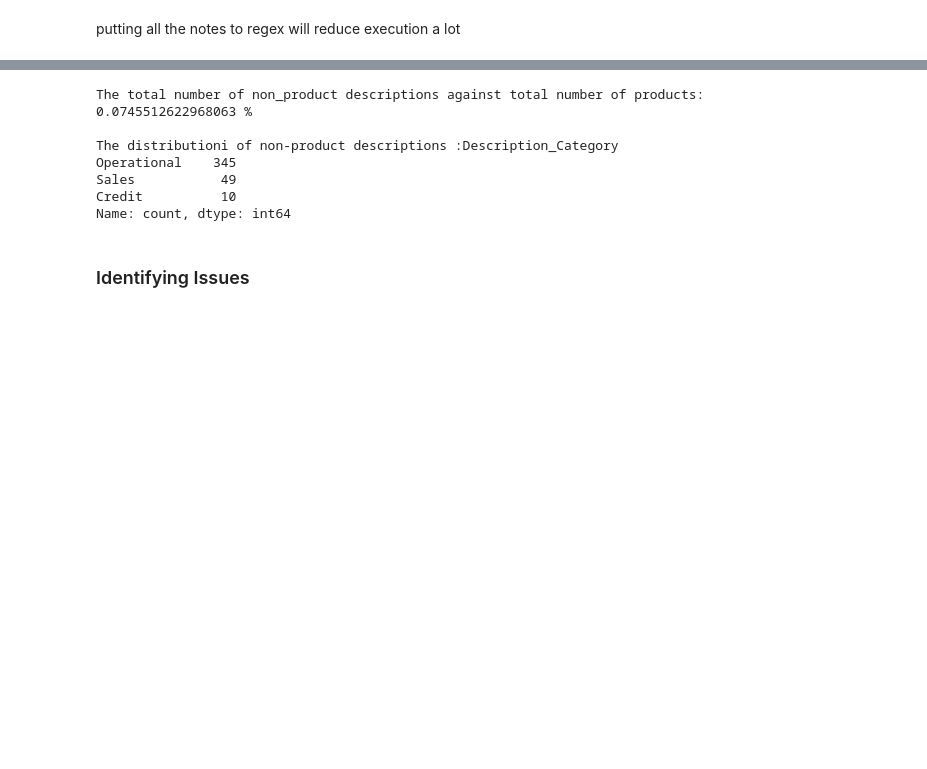
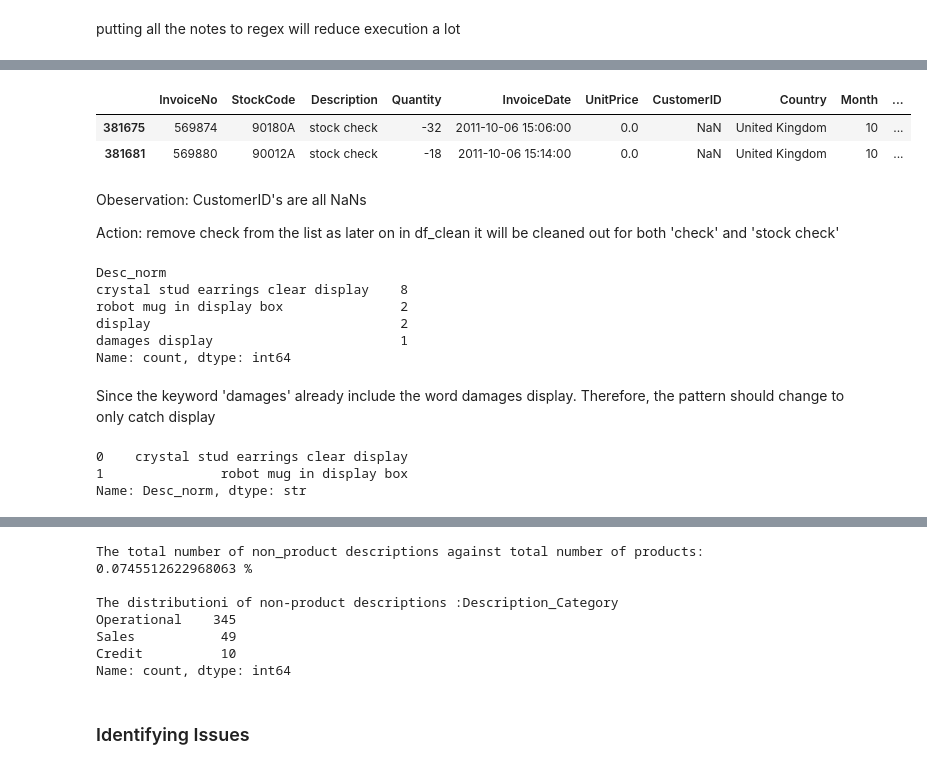
Before and after one commit to monkmode3600rounds-crypto/ai-ml-summer-2026, a Jupyter notebook: notebooks/E-commerce_V2.ipynb, the cells around one changed output, grey strips where cells are left out. Drawn from its saved outputs; the diff is of its cells as text; code cells hidden in the pictures; blank space fills up the shorter version.

Commit message:
phase 2 training display.py myversion has created

```diff
--- a/notebooks/E-commerce_V2.ipynb
+++ b/notebooks/E-commerce_V2.ipynb
@@ -40,7 +40,34 @@ def normalize_text(s):
     s = re.sub(r'[\u2013\u2014]', '-', s)       # Standardize the use of em dashes
     s = re.sub(r'[^\w\s\-\']+', ' ', s)        #Turn all non character/ numbers/  Underscores / en dash / apostrophe -> a space
     s = re.sub(r'\s+', ' ', s).strip()
+    s = re.sub(r'\\', '', s)
     return s
+
+#Function to evaluate the peformance of masks
+def results(set1, set2):
+    set1_diff=set(set1)-set(set2)
+    set2_diff=set(set2)-set(set1)
+    return set1_diff, set2_diff
+
+
+def fuzz_catcher(cands):
+    matches_dict={}
+    for notes in notes_dict:
+        #do it outside maybe in the each of the notes
+        matches_dict[notes] = [
+            (c, process.extractOne(c, notes_dict[notes], scorer=fuzz.partial_ratio)) # problem here c is checking a limited note
+            for c in cands
+        ]
+        print(f"The matchables for {notes} are : {matches_dict[notes]}")
+    return matches_dict
+
+#Turns a dictionary into an ordinary list
+def raw_list_converter(a):
+    raw=[]
+    for type in a.keys():
+       for word in a[type]:
+           raw.append(word[1][1])
+    return raw
 # %%
 #Changing the datatype of InvoiceDate from string to usable datetime format
 df['InvoiceDate'] = pd.to_datetime(df['InvoiceDate'])
@@ -133 +249,28 @@ PatternError: nothing to repeat at position 334
+# %%
+df[df['Desc_norm']=='stock check'].head()
+# %% [output]
+|  | InvoiceNo | StockCode | Description | Quantity | InvoiceDate | UnitPrice | CustomerID | Country | Month | ... |
+| 381675 | 569874 | 90180A | stock check | -32 | 2011-10-06 15:06:00 | 0.0 | NaN | United Kingdom | 10 | ... |
+| 381681 | 569880 | 90012A | stock check | -18 | 2011-10-06 15:14:00 | 0.0 | NaN | United Kingdom | 10 | ... |
+# %% [markdown]
+Obeservation: CustomerID's are all NaNs
+
+Action: remove check from the list as later on in df_clean it will be cleaned out for both 'check' and 'stock check'
+# %%
+df[df['Desc_norm'].str.contains(r'\bdisplay\b')]['Desc_norm'].value_counts()
+# %% [output]
+Desc_norm
+crystal stud earrings clear display    8
+robot mug in display box               2
+display                                2
+damages display                        1
+Name: count, dtype: int64
+# %% [markdown]
+Since the keyword 'damages' already include the word damages display. Therefore, the pattern should change to only catch display
+# %%
+df[df['Desc_norm'].str.contains(r'\bdisplay\b')]['Desc_norm'].value_counts().reset_index().iloc[0:2,0]
+# %% [output]
+0    crystal stud earrings clear display
+1               robot mug in display box
+Name: Desc_norm, dtype: str
 # %%
```
Also changed, not shown: parts of 14 cells of this notebook, 2 other files.
